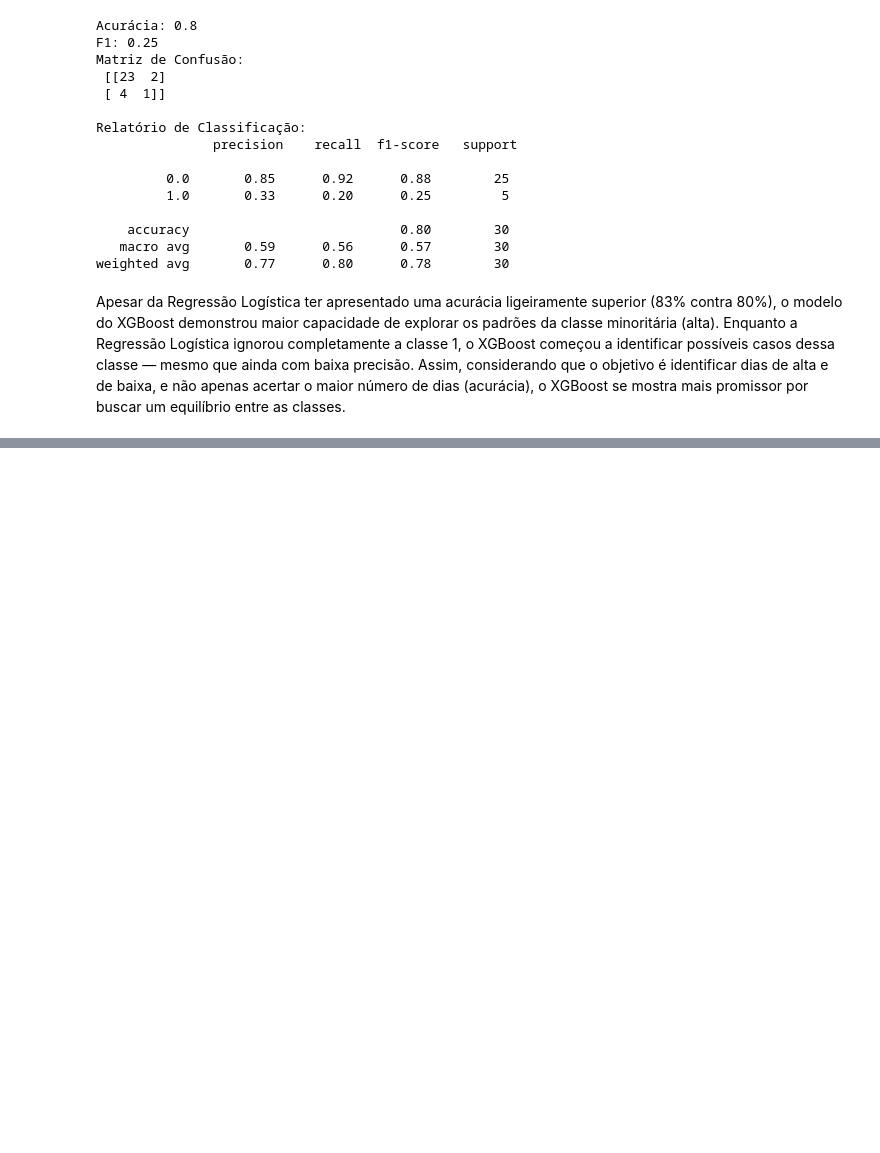
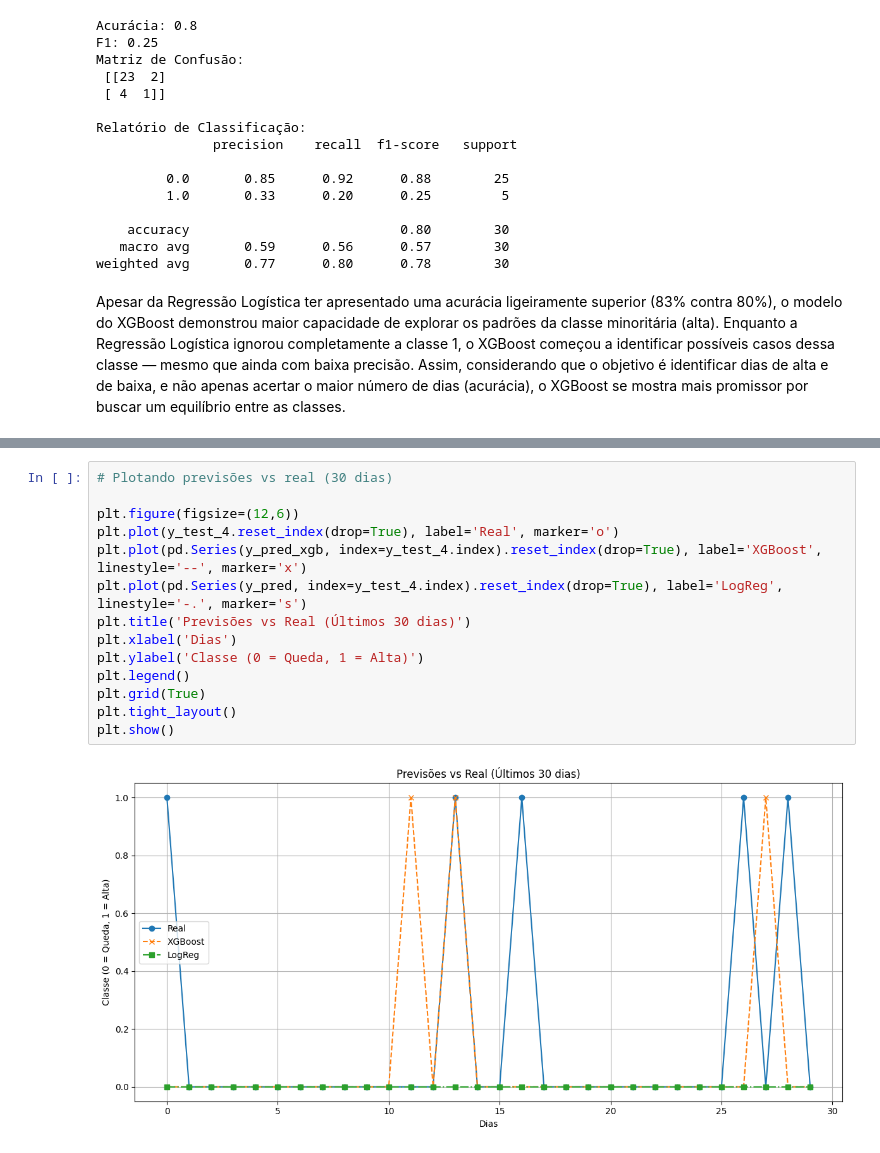
Before and after one commit to CorsiIsa/Tech_Challenge_IBOVESPA, a Jupyter notebook: Tech_Challenge_Análise_Preditiva_Ibovespa_V_3.ipynb, the cells around one changed output, grey strips where cells are left out. Drawn from its saved outputs; the diff is of its cells as text; blank space fills up the shorter version.

```diff
--- a/Tech_Challenge_Análise_Preditiva_Ibovespa_V_3.ipynb
+++ b/Tech_Challenge_Análise_Preditiva_Ibovespa_V_3.ipynb
@@ -500,0 +514,16 @@ Assim, considerando que o objetivo é identificar dias de alta e de baixa, e nã
+# %%
+# Plotando previsões vs real (30 dias)
+
+plt.figure(figsize=(12,6))
+plt.plot(y_test_4.reset_index(drop=True), label='Real', marker='o')
+plt.plot(pd.Series(y_pred_xgb, index=y_test_4.index).reset_index(drop=True), label='XGBoost', linestyle='--', marker='x')
+plt.plot(pd.Series(y_pred, index=y_test_4.index).reset_index(drop=True), label='LogReg', linestyle='-.', marker='s')
+plt.title('Previsões vs Real (Últimos 30 dias)')
+plt.xlabel('Dias')
+plt.ylabel('Classe (0 = Queda, 1 = Alta)')
+plt.legend()
+plt.grid(True)
+plt.tight_layout()
+plt.show()
+# %% [output]
+[figure, added]
```
Also changed, not shown: parts of 9 cells of this notebook.
